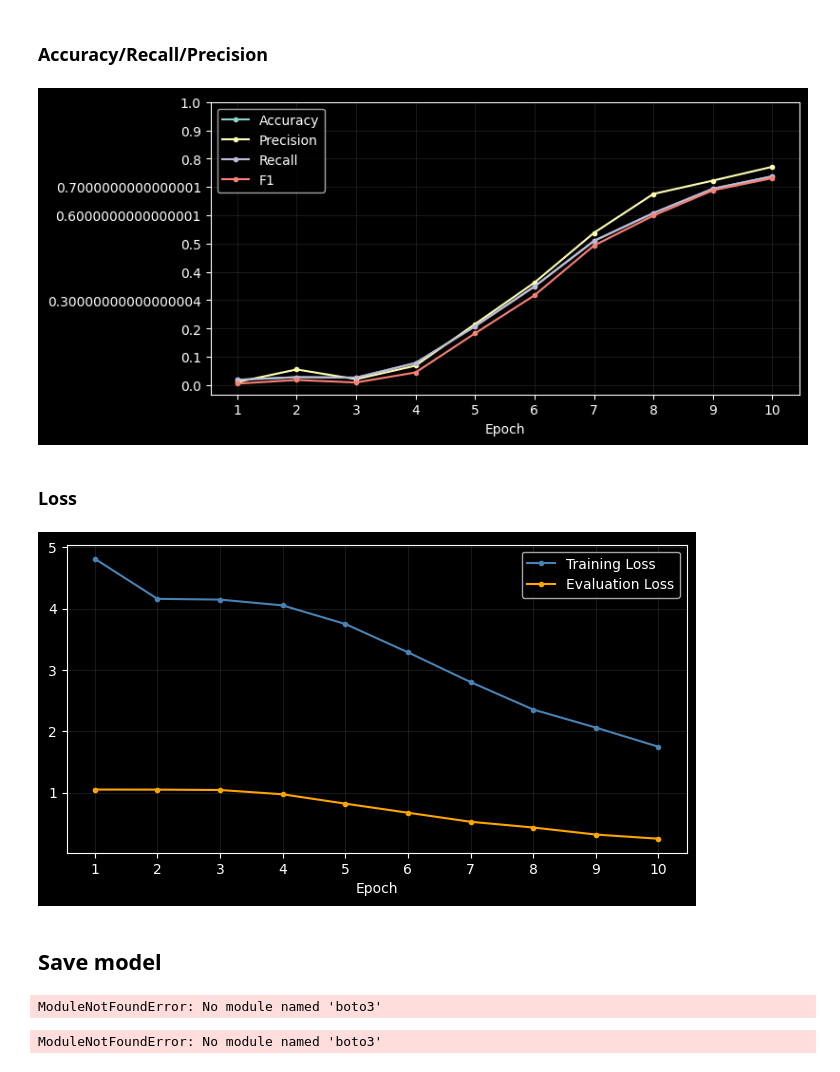
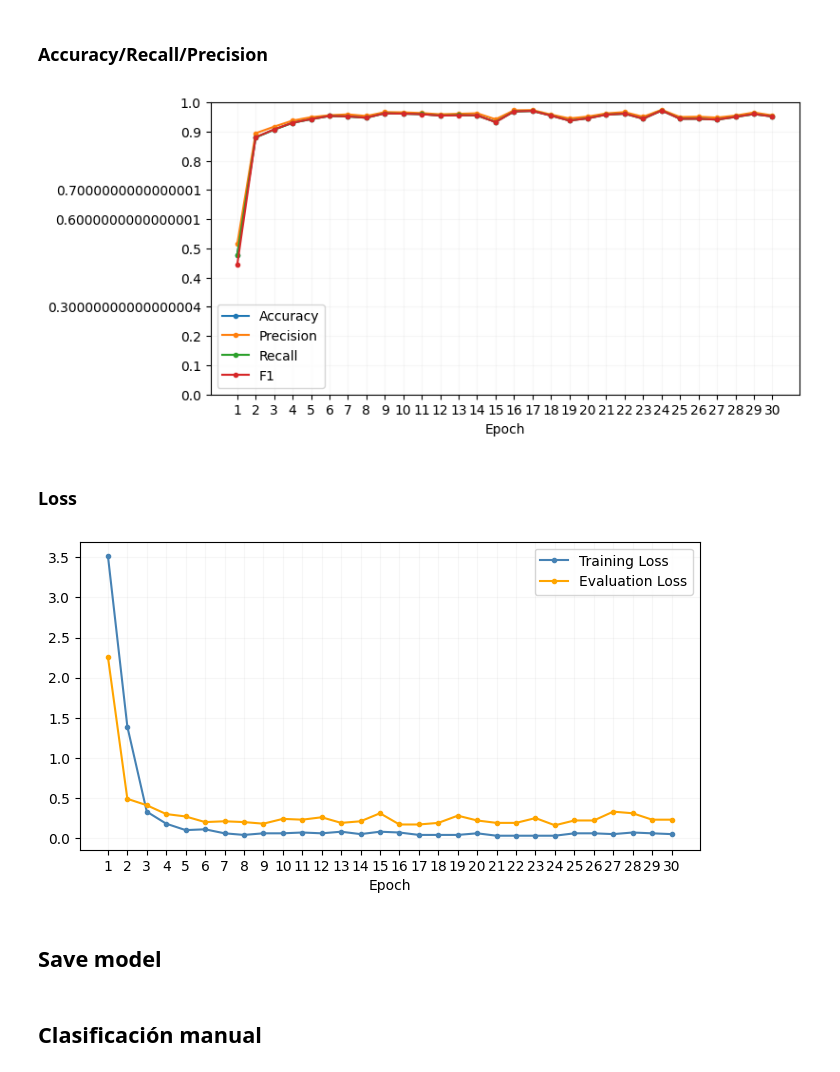
Before and after one commit to facupalavecino/ecd-trabajo-final, a Jupyter notebook: notebooks/3d_molchanov-mlflow.ipynb, the cells around one changed output. Drawn from its saved outputs; the diff is of its cells as text; code cells hidden in the pictures.

```diff
--- a/notebooks/3d_molchanov-mlflow.ipynb
+++ b/notebooks/3d_molchanov-mlflow.ipynb
@@ -191,0 +181,4 @@ Molchanov3DCNN(
+# %%
+EXPERIMENT_NAME = "3D Molchanov 01"
+
+experiment: Experiment = mlflow.set_experiment(experiment_name=EXPERIMENT_NAME)
@@ -211,12 +240,14 @@ from sklearn.metrics import (
     confusion_matrix
 )
 
-training_losses = []
-testing_losses = []
+cm = None
 
-accuracies = []
-precisions = []
-recalls = []
-f1s = []
-cm = None
+metrics = {
+    "training_loss": [],
+    "testing_loss": [],
+    "accuracy": [],
+    "precision": [],
+    "recall": [],
+    "f1": []
+}
 # %%
@@ -325,17 +367,0 @@ Epoch 0:
-# %%
-metrics = {
-    "training_loss": [4.81, 4.16, 4.15, 4.05, 3.75, 3.29, 2.80, 2.35, 2.06, 1.75],
-    "accuracy": [0.018, 0.028, 0.026, 0.078, 0.207, 0.348, 0.509, 0.607, 0.693, 0.737],
-    "precision": [0.010, 0.055, 0.020, 0.068, 0.215, 0.362, 0.537, 0.675, 0.722, 0.771],
-    "recall": [0.018, 0.028, 0.026, 0.078, 0.207, 0.348, 0.509, 0.607, 0.693, 0.737],
-    "f1": [0.005, 0.018, 0.009, 0.044, 0.182, 0.317, 0.492, 0.598, 0.687, 0.731],
-
-}
-for epoch in range(0, 10):
-    for metric in metrics.keys():
-        mlflow_client.log_metric(
-            run_id=run.info.run_id,
-            key=metric,
-            value=metrics[metric][epoch],
-            step=epoch,
-        )
@@ -363,10 +385,10 @@ import matplotlib.pyplot as plt
 
 fig, ax = plt.subplots(1, 1, figsize=(8,4))
 
-ax.plot(accuracies, label="Accuracy", marker=".")
-ax.plot(precisions, label="Precision", marker=".")
-ax.plot(recalls, label="Recall", marker=".")
-ax.plot(f1s, label="F1", marker=".")
+ax.plot(metrics["accuracy"], label="Accuracy", marker=".")
+ax.plot(metrics["precision"], label="Precision", marker=".")
+ax.plot(metrics["recall"], label="Recall", marker=".")
+ax.plot(metrics["f1"], label="F1", marker=".")
 
 ax.set_xticks(range(0, epoch+1))
 ax.set_xticklabels(range(1, epoch+2))
@@ -377,25 +399,25 @@ ax.legend()
 ax.grid(alpha=0.1)
 plt.show()
 # %% [output]
-[figure, old version]
+[figure, new version]
 # %% [markdown]
 ### Loss
 # %%
 import matplotlib.pyplot as plt
 
 fig, ax = plt.subplots(1, 1, figsize=(8,4))
 
-ax.plot(training_losses, label="Training Loss", marker=".", color="steelblue")
-ax.plot(testing_losses, label="Evaluation Loss", marker=".", color="orange")
+ax.plot(metrics["training_loss"], label="Training Loss", marker=".", color="steelblue")
+ax.plot(metrics["testing_loss"], label="Evaluation Loss", marker=".", color="orange")
 
 ax.set_xticks(range(0, epoch+1))
 ax.set_xticklabels(range(1, epoch+2))
 ax.set_xlabel("Epoch")
 ax.legend()
 ax.grid(alpha=0.1)
 plt.show()
 # %% [output]
-[figure, old version]
+[figure, new version]
 # %% [markdown]
 ## Save model
 # %%
@@ -412,16 +438,8 @@ MODEL_PATH = MODELS_DIR / "molchanov_3d_01.pth"
 # %%
 mlflow_client.log_artifact(
     run_id=run.info.run_id,
-    local_path=str(MODELS_DIR / "loss.png"),
-    artifact_path="model.pth",
+    local_path=str(MODEL_PATH),
+    artifact_path="",
 )
-# %% [output]
-ModuleNotFoundError: No module named 'boto3'
-# %%
-mlflow_client.log_artifact(
-    run_id=run.info.run_id,
-    local_path=str(MODEL_PATH),
-    artifact_path="model.pth",
-)
-# %% [output]
-ModuleNotFoundError: No module named 'boto3'
+# %% [markdown]
+## Clasificación manual
```
Also changed, not shown: parts of 33 cells of this notebook, 9 other files.
